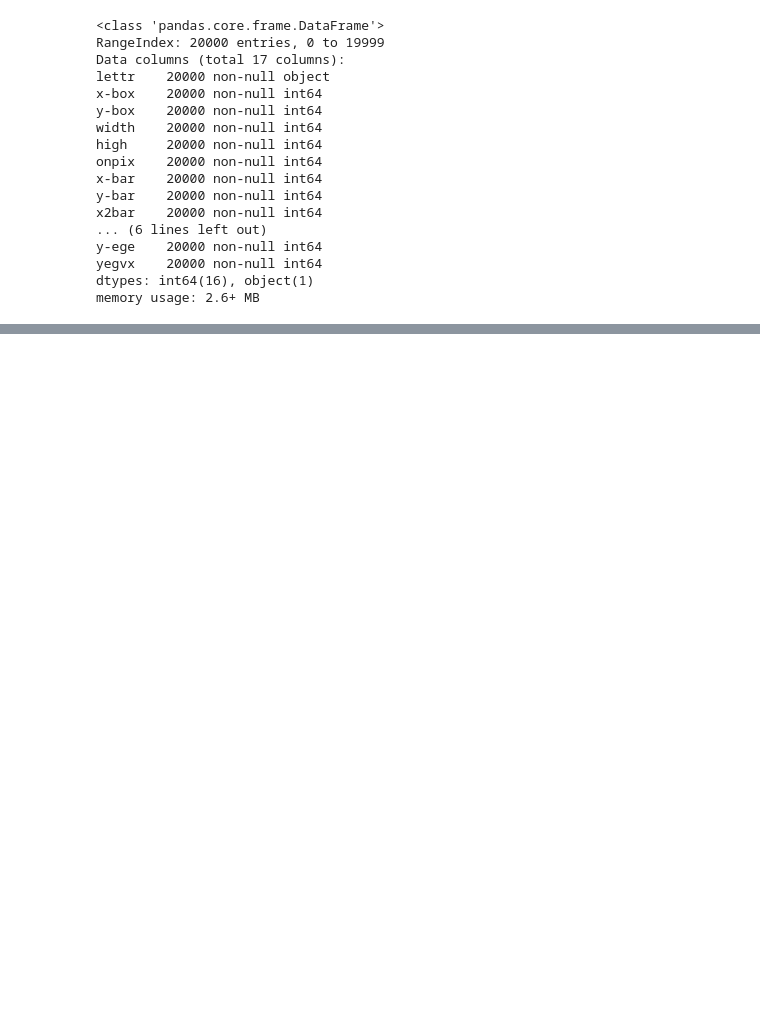
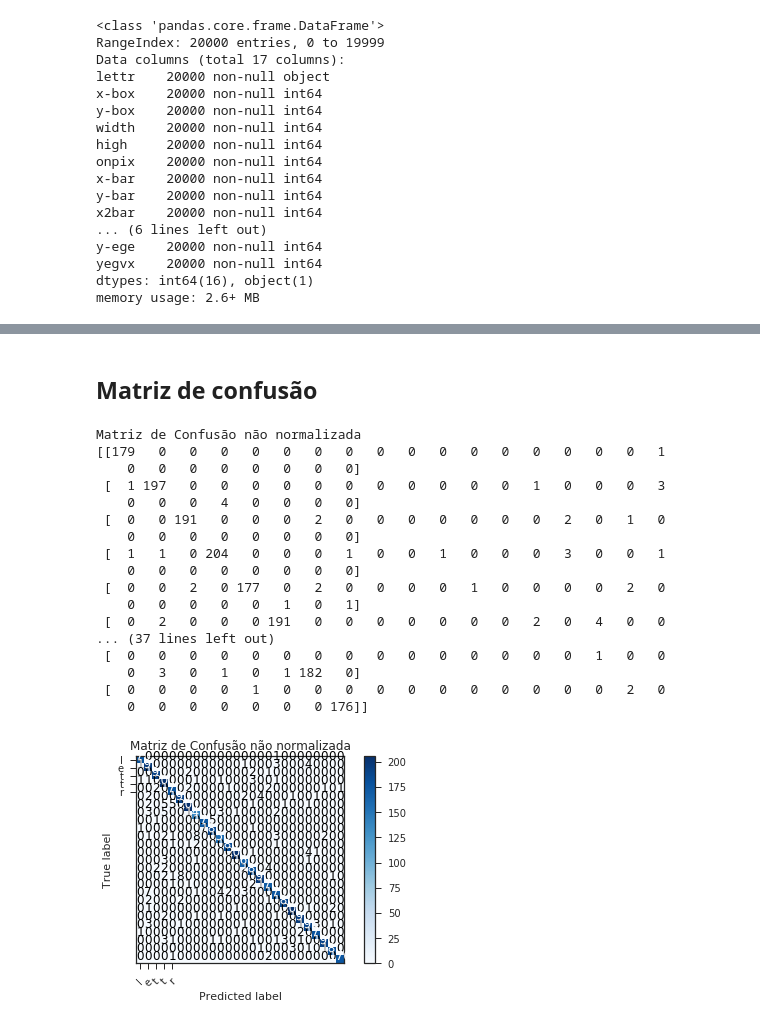
Before and after one commit to ML-FGA-2018-2-Grupo-E/Letter-Recognition, a Jupyter notebook: kneighbors_classifier.ipynb, the cells around one changed output, grey strips where cells are left out. Saved outputs shown, nothing was run; the diff lists cells and outputs as text; code cells hidden in the pictures; blank space fills up the shorter version.

```diff
--- a/kneighbors_classifier.ipynb
+++ b/kneighbors_classifier.ipynb
@@ -136,0 +149,9 @@ array(['A'], dtype=object)
+# %%
+# Algoritmo do método classificador k-vizinhos próximos
+knn = KNeighborsClassifier()
+
+# Divide os dados em conjunto de treinamento e em conjunto de teste
+X_train, X_test, y_train, y_test = train_test_split(X, y, random_state=0)
+
+# Treina os dados de teste
+y_pred = knn.fit(X_train, y_train).predict(X_test)
@@ -136,0 +188,30 @@ array(['A'], dtype=object)
+# %% [markdown]
+## __Matriz de confusão__
+# %%
+# Computa a matriz de confusão
+cnf_matrix = confusion_matrix(y_test, y_pred)
+np.set_printoptions(precision=2)
+# %%
+# Plota matriz de confusão não normalizada
+plt.figure()
+plot_confusion_matrix(cnf_matrix, classes="lettr",
+                      title='Matriz de Confusão não normalizada')
+# %% [output]
+Matriz de Confusão não normalizada
+[[179   0   0   0   0   0   0   0   0   0   0   0   0   0   0   0   0   1
+    0   0   0   0   0   0   0   0]
+ [  1 197   0   0   0   0   0   0   0   0   0   0   0   1   0   0   0   3
+    0   0   0   4   0   0   0   0]
+ [  0   0 191   0   0   0   2   0   0   0   0   0   0   0   2   0   1   0
+    0   0   0   0   0   0   0   0]
+ [  1   1   0 204   0   0   0   1   0   0   1   0   0   0   3   0   0   1
+    0   0   0   0   0   0   0   0]
+ [  0   0   2   0 177   0   2   0   0   0   0   1   0   0   0   0   2   0
+    0   0   0   0   0   1   0   1]
+ [  0   2   0   0   0 191   0   0   0   0   0   0   0   2   0   4   0   0
+... (37 lines left out)
+ [  0   0   0   0   0   0   0   0   0   0   0   0   0   0   0   1   0   0
+    0   3   0   1   0   1 182   0]
+ [  0   0   0   0   1   0   0   0   0   0   0   0   0   0   0   0   2   0
+    0   0   0   0   0   0   0 176]]
+[figure, added]
```
Also changed, not shown: parts of 19 cells of this notebook.
